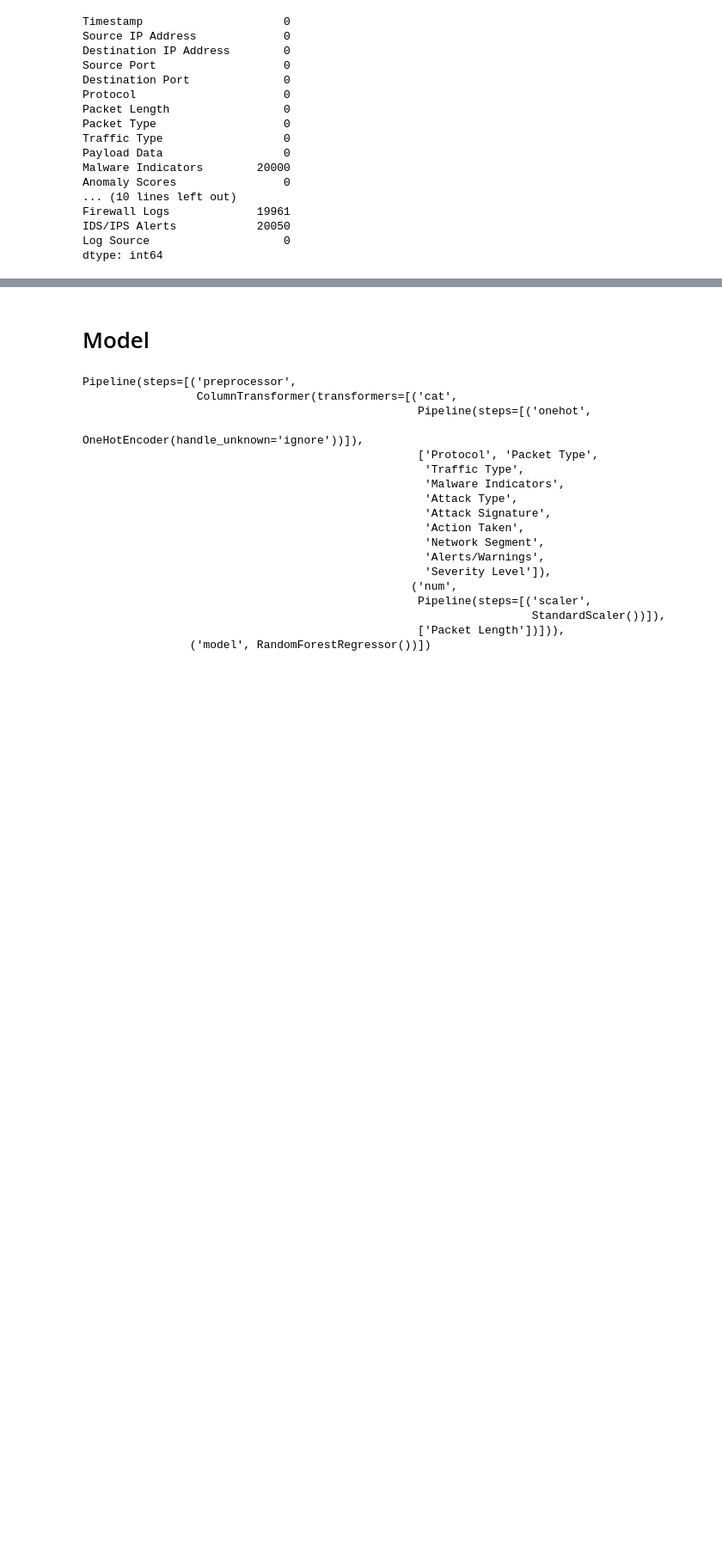
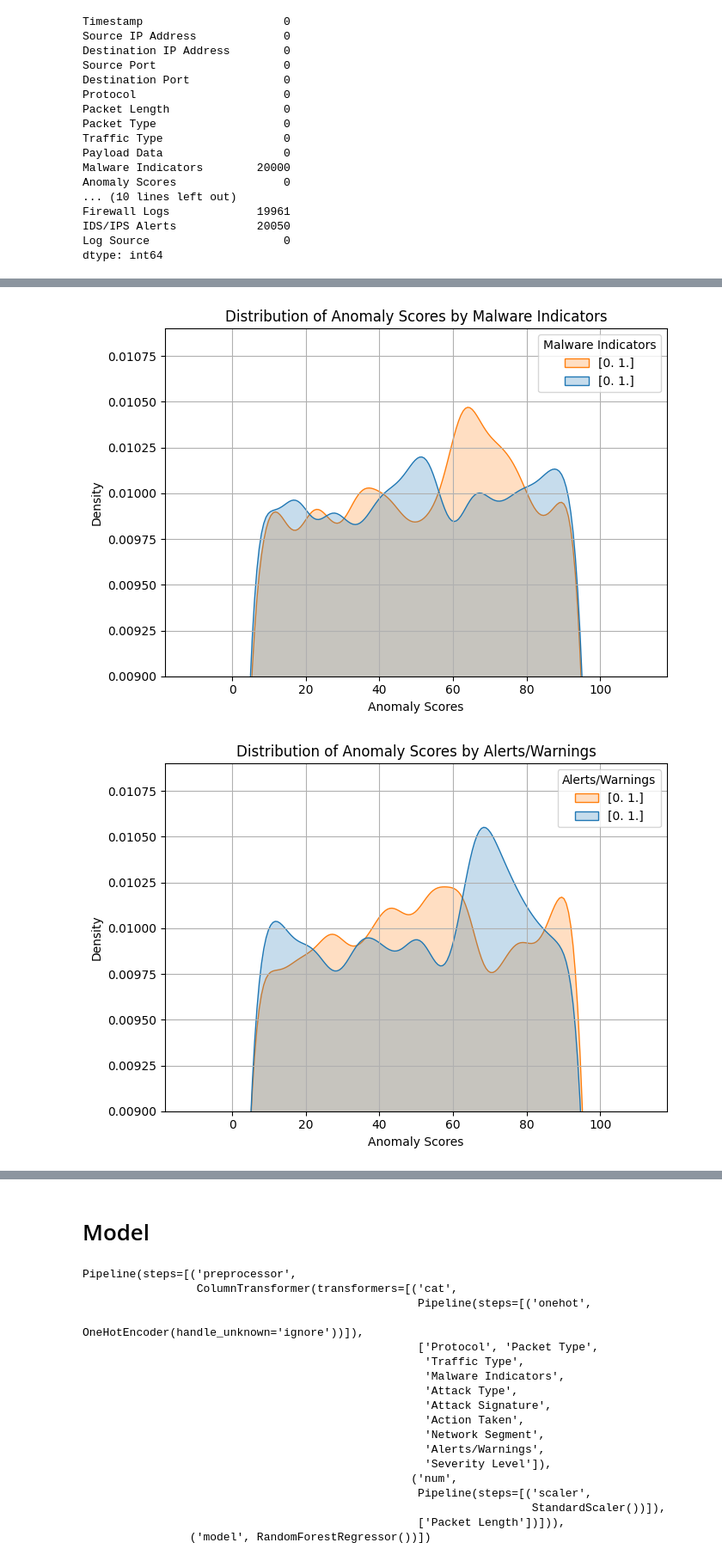
Before and after one commit to polymons/Deep-Learning-Experiments, a Jupyter notebook: network-data-analysis.ipynb, the cells around one changed output, grey strips where cells are left out. Shown at 86% size. Cells and saved outputs as stored; diff of their text form; code cells hidden in the pictures; blank space fills up the shorter version.

```diff
--- a/network-data-analysis.ipynb
+++ b/network-data-analysis.ipynb
@@ -226,0 +271,9 @@ Name: count, dtype: int64
+# %%
+none_cols = ['Malware Indicators','Alerts/Warnings','Proxy Information','Firewall Logs','IDS/IPS Alerts']
+
+for col in none_cols:
+    print(f'''
+{df[col].value_counts()}
+- pos. vals.:
+{df[col].astype(str).unique()}
+          ''')
@@ -287,0 +342,8 @@ plot_correlation(df,'IDS/IPS Alerts')
+# %%
+none_cols = ['Malware Indicators','Alerts/Warnings','Firewall Logs','IDS/IPS Alerts']
+
+for col in none_cols:
+    plot_features_vals_density(df,col)
+# %% [output]
+[figure, added]
+[figure, added]
```
Also changed, not shown: parts of 47 cells of this notebook.
